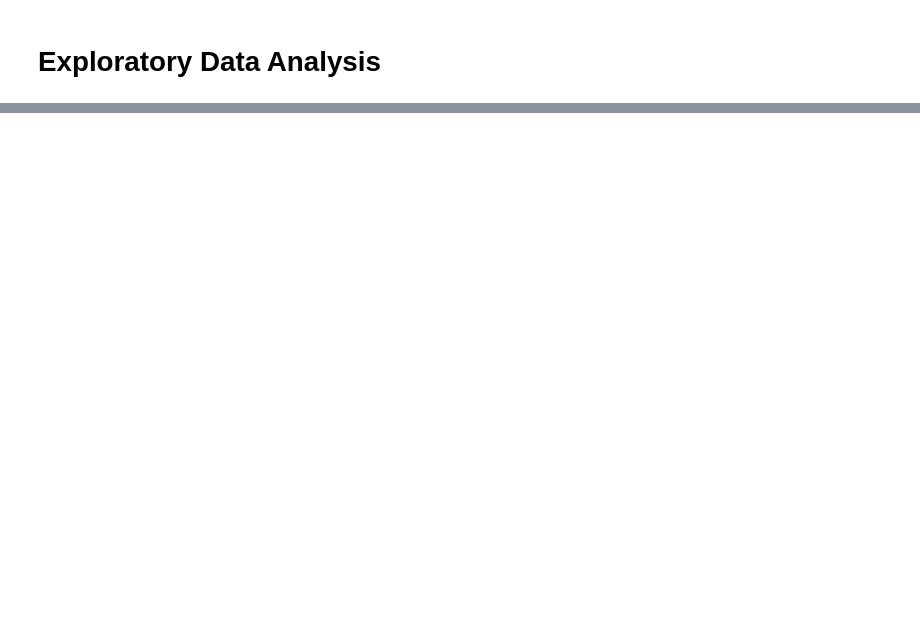
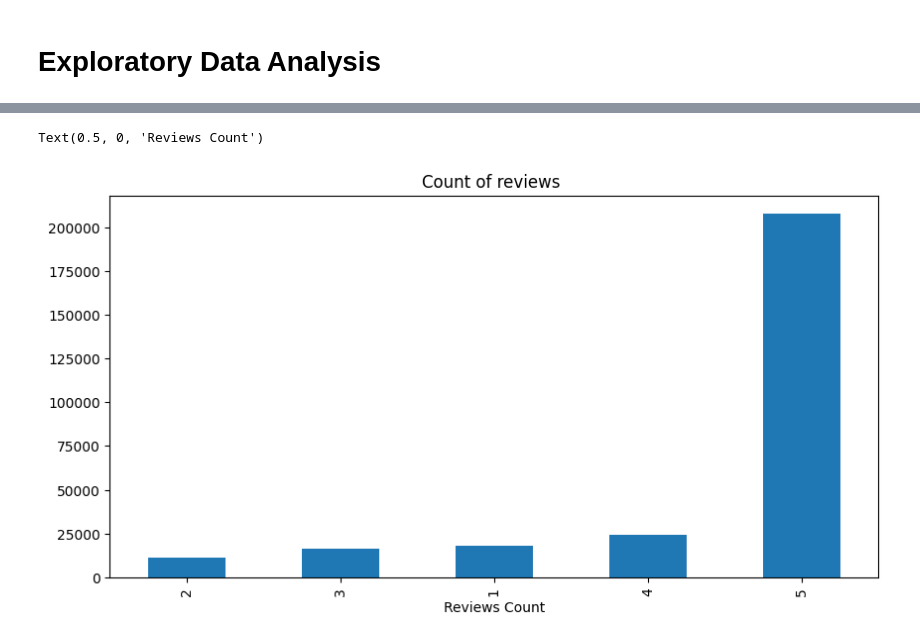
Before and after one commit to mohammedradman1/DSE_Term_Project, a Jupyter notebook: DSE_Term_Project_.ipynb, the cells around one changed output, grey strips where cells are left out. Cells and saved outputs as stored; diff of their text form; code cells hidden in the pictures; blank space fills up the shorter version.

```diff
--- a/DSE_Term_Project_.ipynb
+++ b/DSE_Term_Project_.ipynb
@@ -63,10 +105,14 @@ df['review-label'].describe()
 # %%
 # plotting the count of the unique values within the review-label
-ax = df['review-label'].value_count().sort_values()\
+reviews = df['review-label']
+ax = reviews.value_counts().sort_values()\
       .plot( title = 'Count of reviews ',
             figsize = (10,5),
              kind = 'bar')
 ax.set_xlabel('Reviews Count')
+# %% [output]
+Text(0.5, 0, 'Reviews Count')
+[figure, added]
 # %%
 # checking for null values in columns
 df.isnull().sum()
```
Also changed, not shown: parts of 9 cells of this notebook.
